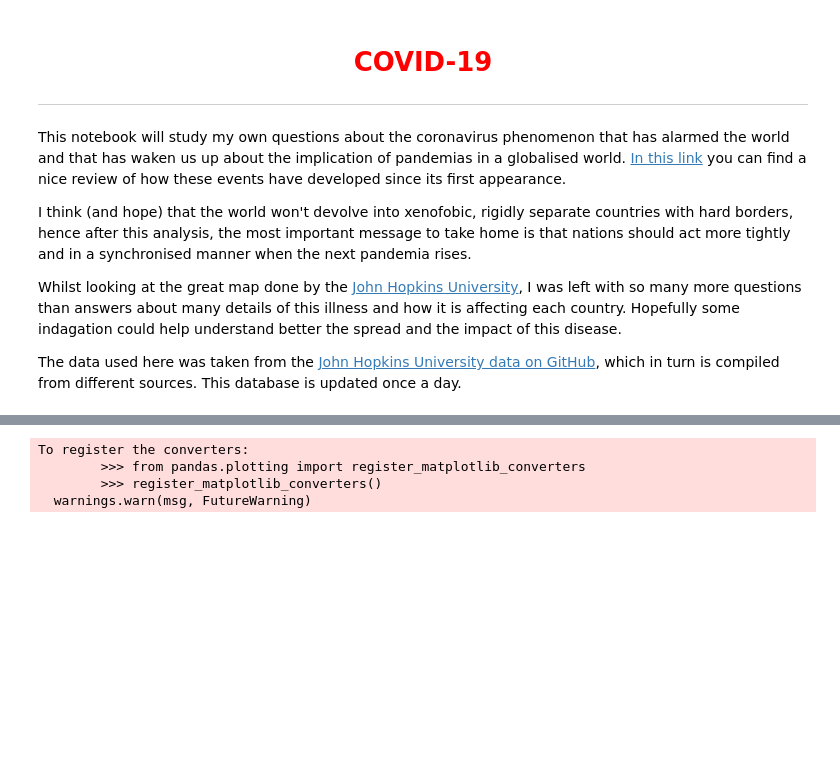
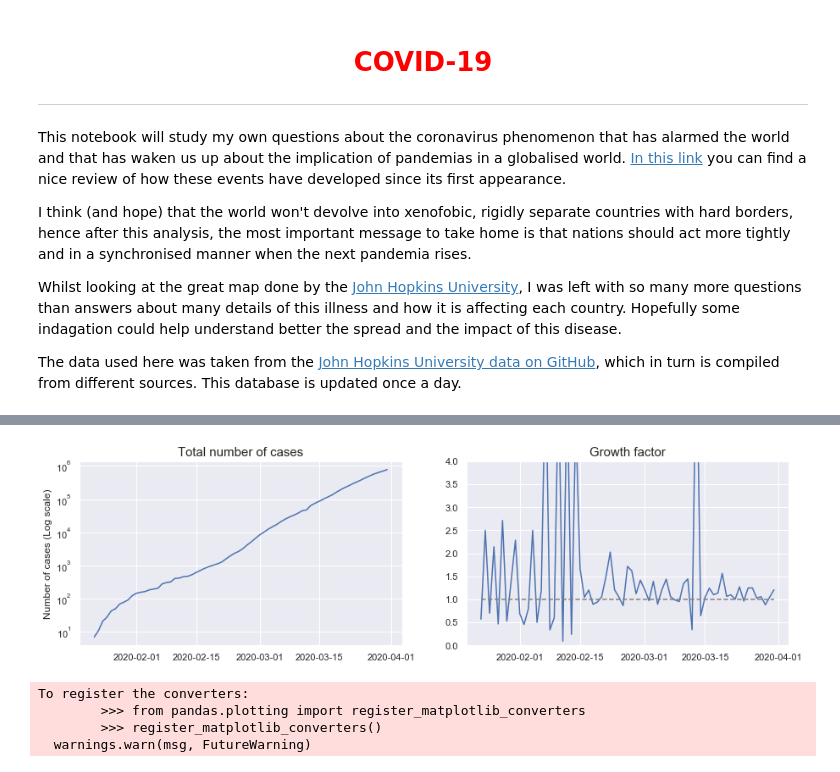
Before and after one commit to cuspime/Projects, a Jupyter notebook: COVID-19.ipynb, the cells around one changed output, grey strips where cells are left out. Saved outputs shown, nothing was run; the diff lists cells and outputs as text; code cells hidden in the pictures; blank space fills up the shorter version.

Commit message:
Introduced growth factors

```diff
--- a/COVID-19.ipynb
+++ b/COVID-19.ipynb
@@ -42,3 +60,35 @@ deaths = deaths.groupby('countryregion', as_index=False).sum()
+# %%
+outchina = df[df.countryregion!='China']
+# %%
+# plt.plot(outchina.sum()[3:].tolist() )
+# plt.yscale('log')
+
+fig, ax = plt.subplots(1,2,figsize=(15,4))
+
+prev = 0
+l=[]
+for i in outchina.sum()[3:].tolist():
+    l.append(i-prev)
+    prev=i
+
+growth_dates = pd.to_datetime(outchina.columns[4:]);
+growth=[]
+
+for i in range(len(l[:-1])):
+    growth.append( l[i+1]/l[i] )
+ax[1].plot(growth_dates, growth);
+ax[1].set_title('Growth factor', size=15)
+ax[1].plot([growth_dates[0], growth_dates[-1] ],[1, 1],  color='grey', linestyle='--')
+ax[1].set_ylim(ymax = 4, ymin =0);
+
+
+ax[0].plot( pd.to_datetime(outchina.columns[3:]), outchina.sum()[3:] );
+ax[0].set_yscale('log')
+ax[0].set_title('Total number of cases', size=15)
+ax[0].set_ylabel('Number of cases (Log scale)');
+# plt.yscale('log')
+# %% [output]
+[figure, added]
 # %%
 dates_death = pd.to_datetime( df.columns[3:])
 dates_recov = pd.to_datetime( recov.columns[3:])
```
Also changed, not shown: parts of 7 cells of this notebook.
